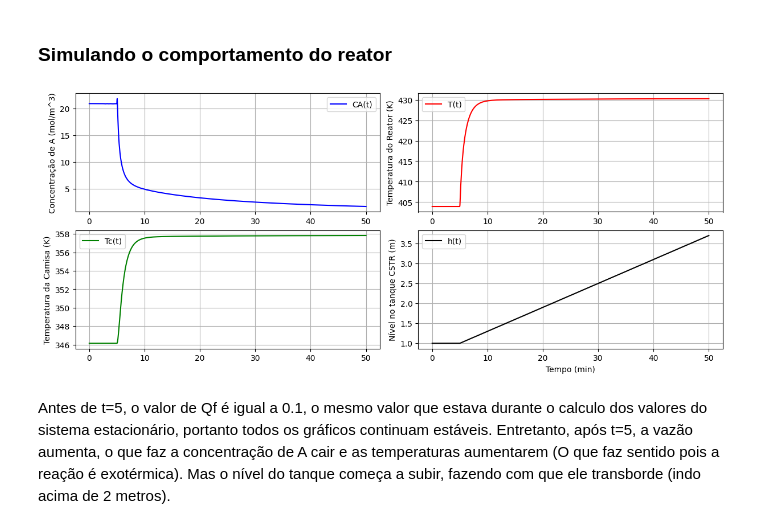
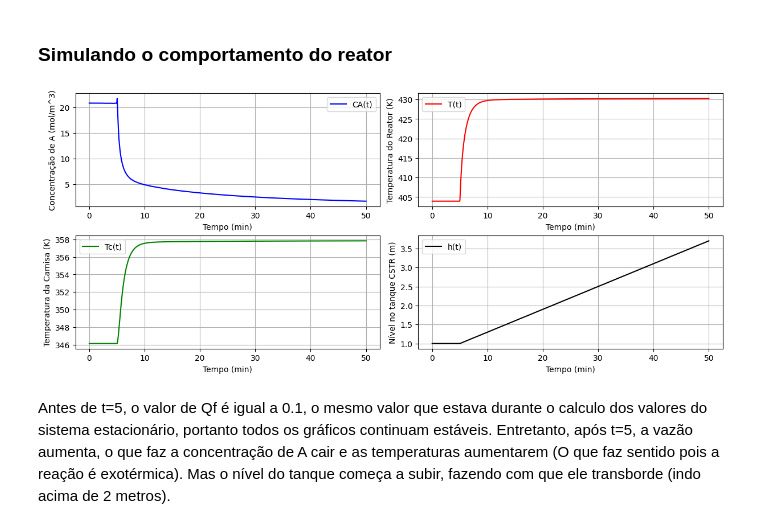
Before and after one commit to silash35/worklab, a Jupyter notebook: UFBA/ENGG03/engg03/prova2.ipynb, the cells around one changed output. Drawn from its saved outputs; the diff is of its cells as text; code cells hidden in the pictures.

```diff
--- a/UFBA/ENGG03/engg03/prova2.ipynb
+++ b/UFBA/ENGG03/engg03/prova2.ipynb
@@ -57,13 +56,12 @@ Tcf = 300  # K
 
 O estado estacionário é o estado em que todas as derivadas são zero. Sendo assim, podemos resolver o sistema de equações diferenciais como um sistema de equações comuns, utilizando a função fsolve.
 # %%
-# Definindo o sistema de equações para achar a raiz
-def sistema(Y):
+# Definindo o sistema de equações para achar a raiz.
+def sistema(Y, Qf, Q):
     CA, T, Tc = Y
 
-    # Fixando o valor de Qf e de h
-    Qf = 0.1
-    h = 1
+    # Se h(0) = 1 e dhdt = 0 desdo começo. Então h é constante e não varia.
+    h = 1 # m
 
     dCAdt = -k0 * CA * np.exp(-ER / T) + Qf * CAf / (a * h) - Q * CA / (a * h)
     dTdt = (
@@ -73,15 +71,21 @@ def sistema(Y):
     )
     dTcdt = Qc * (Tcf - Tc) / Vc + Uac * (T - Tc) / (rhoCpc * Vc)
     # A quarta equação do sistema não é necessária para esse cálculo, pois aqui ela é constante.
-    # Perceba que Se Qf é sempre igual a 0.1 que é igual a Q, a derivada de h sempre será zero. Portanto
+    # Perceba que Se Qf é igual a 0.1 que é igual a Q, a derivada de h sempre será zero. Portanto
     # h não varia. E se h(0) é 1, então h sempre será 1.
     # dhdt = (Qf - Q) / a
     return [dCAdt, dTdt, dTcdt]
 
+# dhdt = (Qf - Q) / a
+# No estado estacionário dhdt = 0.
+# Como Q = 0.1, Qf precisa ser 0.1 também, para todos os valores de t.
+# Portanto podemos fixar o valor de Qf e Q.
+Q = 0.1 # m^3/min
+Qf = 0.1 # m^3/min
 
 # Resolver o sistema utilizando a função fsolve
 Y0 = [20, 400, 350]  # Estimativas iniciais
-Y_etc = fsolve(sistema, Y0)
+Y_etc = fsolve(sistema, Y0, args=(Qf, Q))
 
 # Extração dos valores no estado estacionário
 CA_etc = Y_etc[0]
@@ -97,7 +101,8 @@ print(f"  Tc_etc: {Tc_etc}")
 print(f"  h_etc: {h_etc}")
 
 # Conferindo se o cálculo do estado estacionário foi correto
-print("Teste da solução do sistema:", sistema(Y_etc))
+# Os valores dentro do array precisam ser próximos de zero
+print("Teste da solução do sistema:", sistema(Y_etc, Qf, Q))
 # %% [output]
 Solução do sistema:
   CA_etc: 20.86863190620163
@@ -145,39 +150,42 @@ def plot_Y(Y):
     # Extração dos valores
     t = Y.t
     CA = Y.y[0]
     T = Y.y[1]
     Tc = Y.y[2]
     h = Y.y[3]
 
     fig, axs = plt.subplots(2, 2, figsize=(12, 5), layout="constrained")
 
     axs[0, 0].plot(t, CA, "b-", label="CA(t)")
     axs[0, 0].set_ylabel("Concentração de A (mol/m^3)")
-    axs[0, 0].legend(loc="best")
+    axs[0, 0].set_xlabel("Tempo (min)")
+    axs[0, 0].legend()
     axs[0, 0].grid()
 
     axs[0, 1].plot(t, T, "r-", label="T(t)")
     axs[0, 1].set_ylabel("Temperatura do Reator (K)")
-    axs[0, 1].legend(loc="best")
+    axs[0, 1].set_xlabel("Tempo (min)")
+    axs[0, 1].legend()
     axs[0, 1].grid()
 
     axs[1, 0].plot(t, Tc, "g-", label="Tc(t)")
     axs[1, 0].set_ylabel("Temperatura da Camisa (K)")
-    axs[1, 0].legend(loc="best")
+    axs[1, 0].set_xlabel("Tempo (min)")
+    axs[1, 0].legend()
     axs[1, 0].grid()
 
     axs[1, 1].plot(t, h, "k-", label="h(t)")
     axs[1, 1].set_ylabel("Nível no tanque CSTR (m)")
     axs[1, 1].set_xlabel("Tempo (min)")
-    axs[1, 1].legend(loc="best")
+    axs[1, 1].legend()
     axs[1, 1].grid()
 
     plt.show()
 
-
+# Plotando os gráficos
 plot_Y(Y)
 # %% [output]
-[figure, old version]
+[figure, new version]
 # %% [markdown]
 Antes de t=5, o valor de Qf é igual a 0.1, o mesmo valor que estava durante o calculo dos valores do sistema estacionário, portanto todos os gráficos continuam estáveis. Entretanto, após t=5, a vazão aumenta, o que faz a concentração de A cair e as temperaturas aumentarem (O que faz sentido pois a reação é exotérmica). Mas o nível do tanque começa a subir, fazendo com que ele transborde (indo acima de 2 metros).
 # %% [markdown]
```
Also changed, not shown: parts of 3 cells of this notebook.
